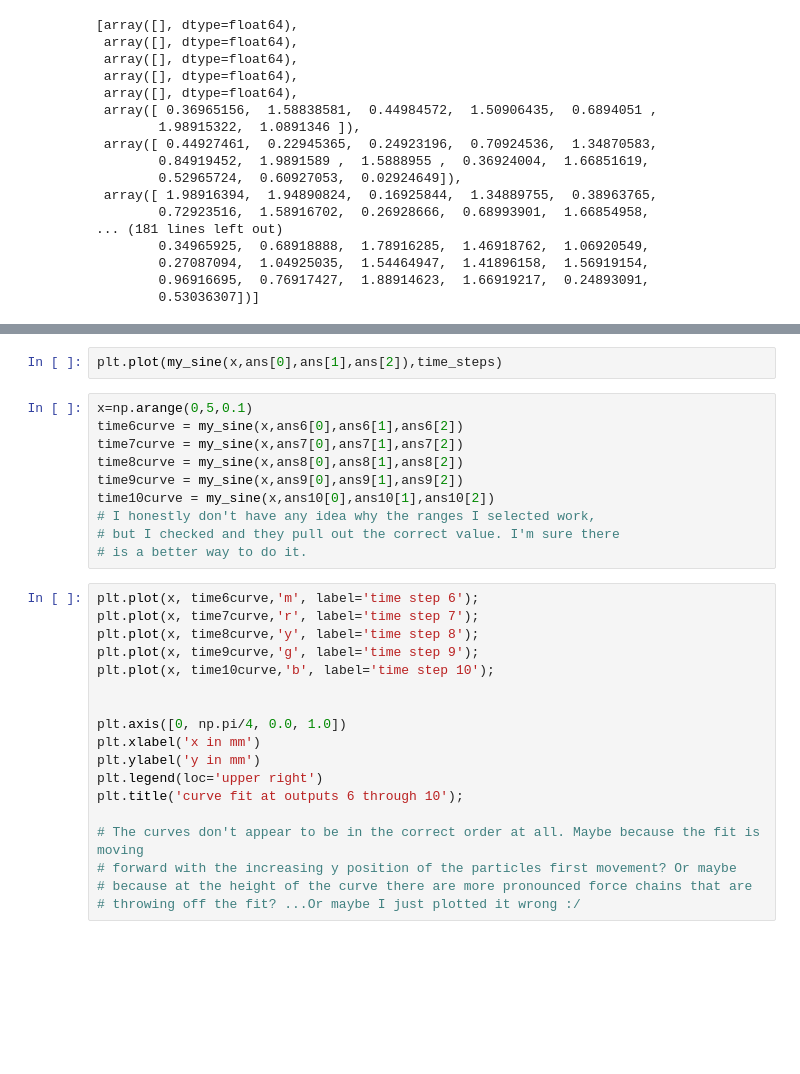
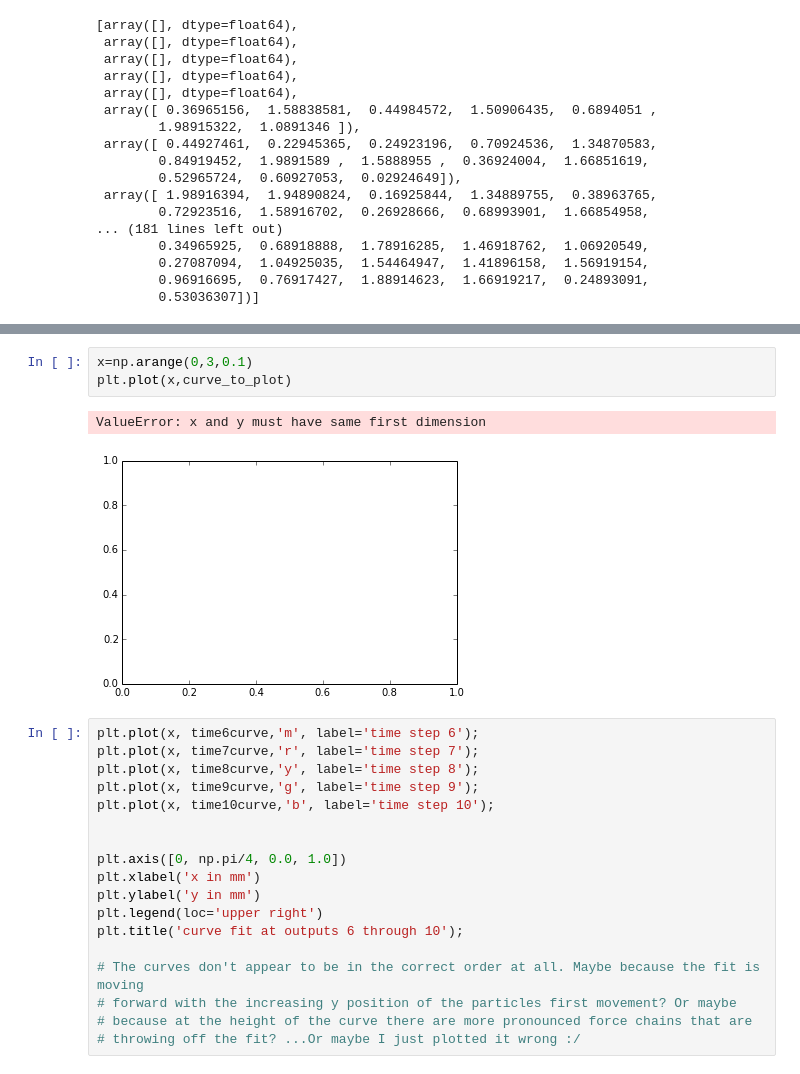
Before and after one commit to peterpandamanda/particles_post, a Jupyter notebook: sinwave_anvil_postprocessing.ipynb, the cells around one changed output, grey strips where cells are left out. Cells and saved outputs as stored; diff of their text form; blank space fills up the shorter version.

```diff
--- a/sinwave_anvil_postprocessing.ipynb
+++ b/sinwave_anvil_postprocessing.ipynb
@@ -137,15 +146,9 @@ ValueError: operands could not be broadcast together with shapes (0) (50)
-# %%
-plt.plot(my_sine(x,ans[0],ans[1],ans[2]),time_steps)
-# %%
-x=np.arange(0,5,0.1)
-time6curve = my_sine(x,ans6[0],ans6[1],ans6[2])
-time7curve = my_sine(x,ans7[0],ans7[1],ans7[2])
-time8curve = my_sine(x,ans8[0],ans8[1],ans8[2])
-time9curve = my_sine(x,ans9[0],ans9[1],ans9[2])
-time10curve = my_sine(x,ans10[0],ans10[1],ans10[2])
-# I honestly don't have any idea why the ranges I selected work,
-# but I checked and they pull out the correct value. I'm sure there
-# is a better way to do it.
+# %%
+x=np.arange(0,3,0.1)
+plt.plot(x,curve_to_plot)
+# %% [output]
+ValueError: x and y must have same first dimension
+[figure, added]
 # %%
 plt.plot(x, time6curve,'m', label='time step 6');
 plt.plot(x, time7curve,'r', label='time step 7');
```
Also changed, not shown: parts of 8 cells of this notebook.
